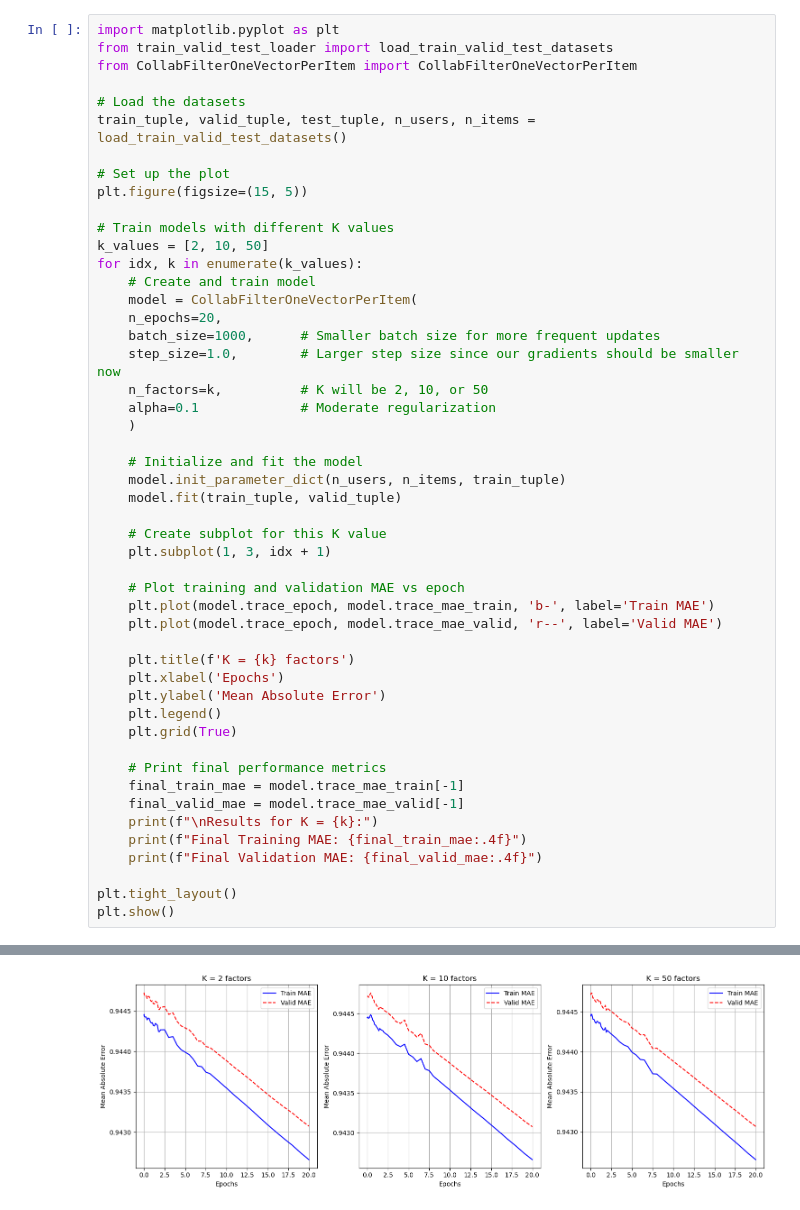
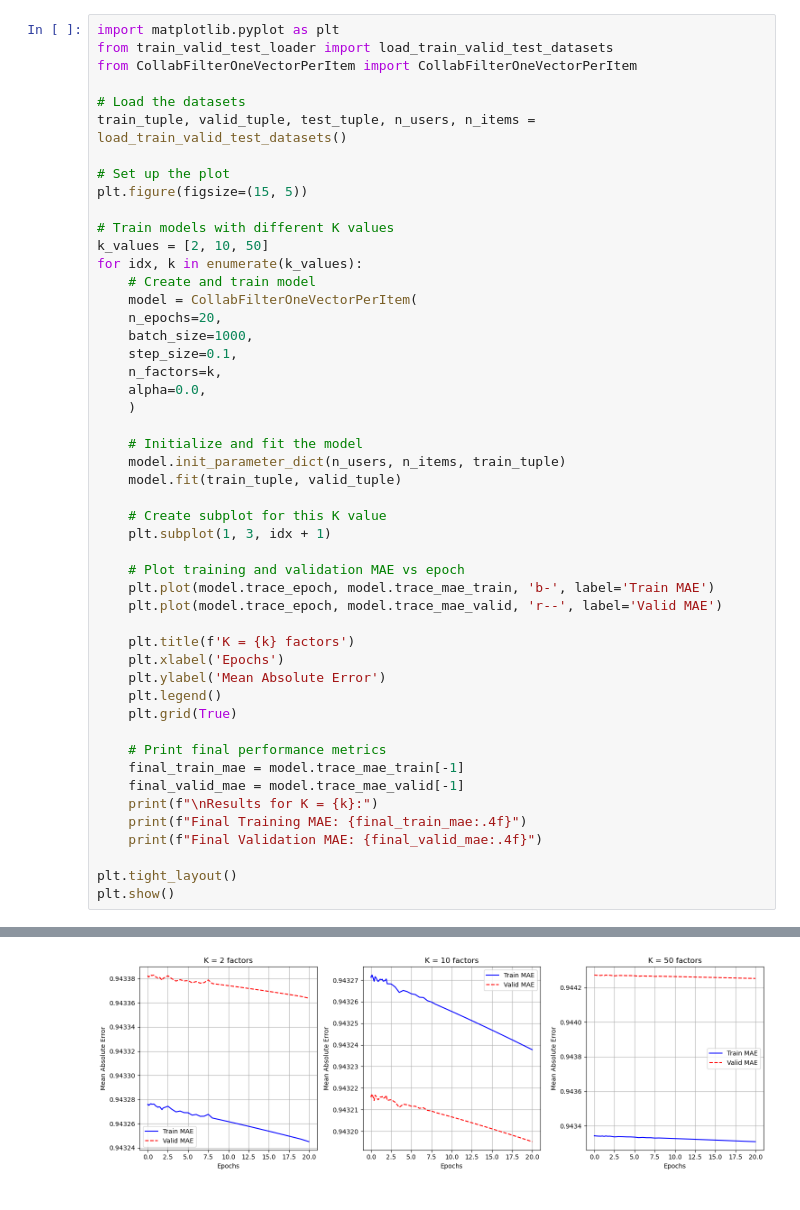
Before and after one commit to mlee990125/cs135projectB, a Jupyter notebook: projectB/problem1.ipynb, the cells around one changed output, grey strips where cells are left out. Saved outputs shown, nothing was run; the diff lists cells and outputs as text.

```diff
--- a/projectB/problem1.ipynb
+++ b/projectB/problem1.ipynb
@@ -15,10 +15,10 @@ for idx, k in enumerate(k_values):
     # Create and train model
     model = CollabFilterOneVectorPerItem(
     n_epochs=20,
-    batch_size=1000,      # Smaller batch size for more frequent updates
-    step_size=1.0,        # Larger step size since our gradients should be smaller now
-    n_factors=k,          # K will be 2, 10, or 50
-    alpha=0.1             # Moderate regularization
+    batch_size=1000,
+    step_size=0.1,
+    n_factors=k,
+    alpha=0.0,
     )
 
     # Initialize and fit the model
@@ -68 +68 @@ Final Validation MAE: 0.9431
-[figure, old version]
+[figure, new version]
```
Also changed, not shown: parts of 3 cells of this notebook, 3 other files.
